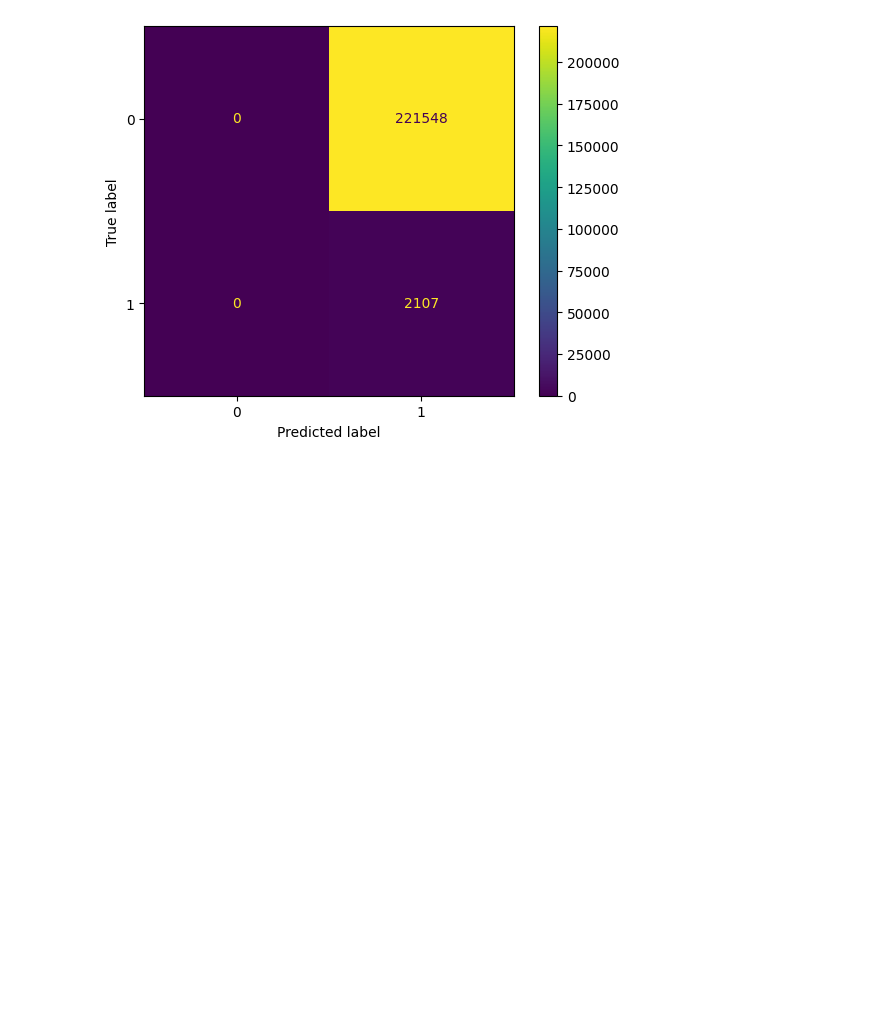
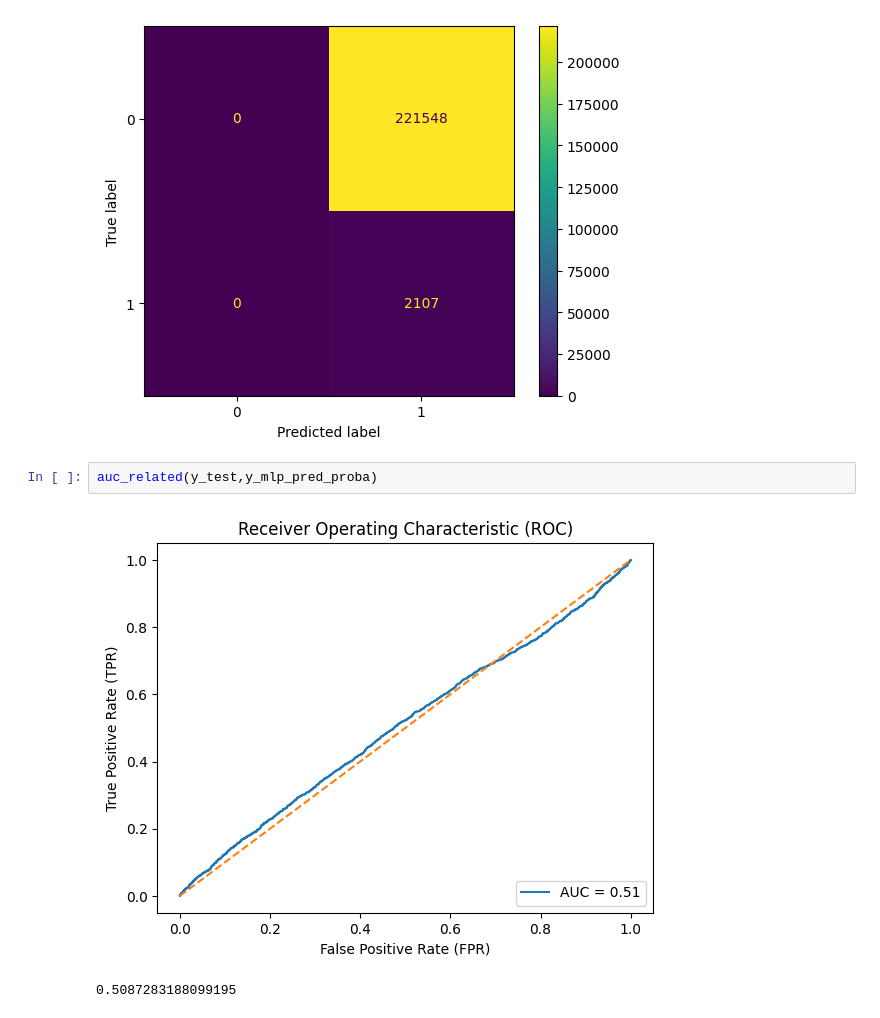
Before and after one commit to Junjie999/STATS503gogogo, a Jupyter notebook: Notebooks/Model_yy_oversample.ipynb, the cells around one changed output. Saved outputs shown, nothing was run; the diff lists cells and outputs as text; blank space fills up the shorter version.

```diff
--- a/Notebooks/Model_yy_oversample.ipynb
+++ b/Notebooks/Model_yy_oversample.ipynb
@@ -419,3 +446,8 @@ weighted avg       0.00      0.01      0.00    223655
 Accuracy Score:
 0.00942075965214281
 [figure]
+# %%
+auc_related(y_test,y_mlp_pred_proba)
+# %% [output]
+[figure, added]
+0.5087283188099195
```
Also changed, not shown: parts of 7 cells of this notebook.
